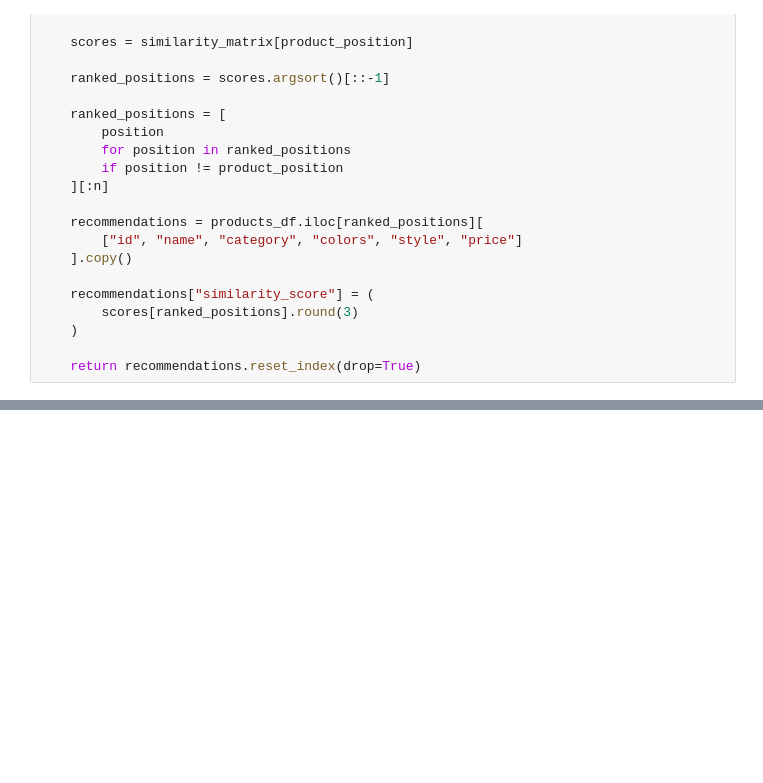
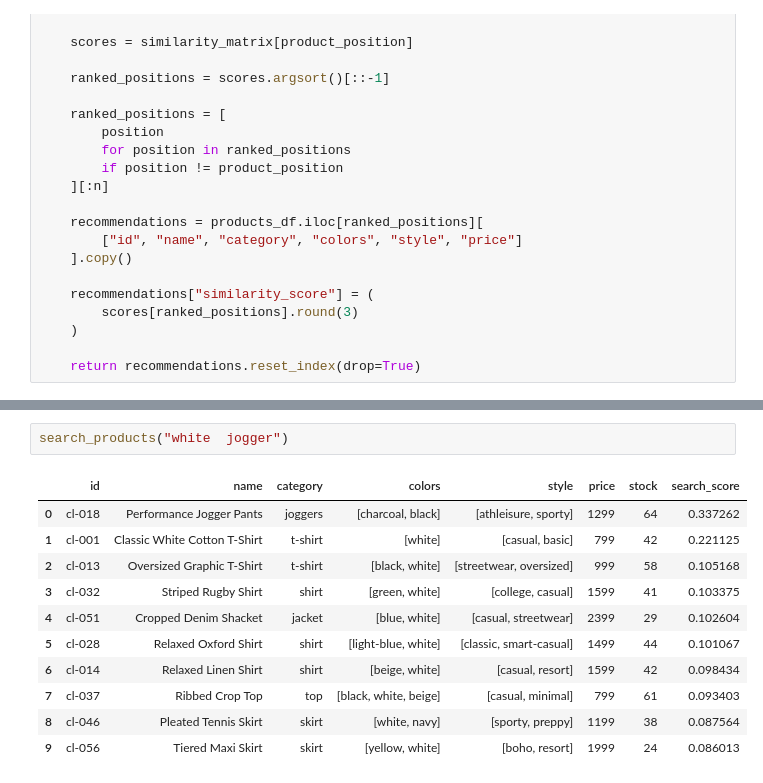
Before and after one commit to AnubhavPanwar1947/content-based-clothing-recommendation-model, a Jupyter notebook: notebooks/01_content_based_recommender.ipynb, the cells around one changed output, grey strips where cells are left out. Drawn from its saved outputs; the diff is of its cells as text; blank space fills up the shorter version.

```diff
--- a/notebooks/01_content_based_recommender.ipynb
+++ b/notebooks/01_content_based_recommender.ipynb
@@ -159,0 +270,14 @@ recommend_products("cl-002", n=5)
+# %%
+search_products("white  jogger")
+# %% [output]
+|  | id | name | category | colors | style | price | stock | search_score |
+| 0 | cl-018 | Performance Jogger Pants | joggers | [charcoal, black] | [athleisure, sporty] | 1299 | 64 | 0.337262 |
+| 1 | cl-001 | Classic White Cotton T-Shirt | t-shirt | [white] | [casual, basic] | 799 | 42 | 0.221125 |
+| 2 | cl-013 | Oversized Graphic T-Shirt | t-shirt | [black, white] | [streetwear, oversized] | 999 | 58 | 0.105168 |
+| 3 | cl-032 | Striped Rugby Shirt | shirt | [green, white] | [college, casual] | 1599 | 41 | 0.103375 |
+| 4 | cl-051 | Cropped Denim Shacket | jacket | [blue, white] | [casual, streetwear] | 2399 | 29 | 0.102604 |
+| 5 | cl-028 | Relaxed Oxford Shirt | shirt | [light-blue, white] | [classic, smart-casual] | 1499 | 44 | 0.101067 |
+| 6 | cl-014 | Relaxed Linen Shirt | shirt | [beige, white] | [casual, resort] | 1599 | 42 | 0.098434 |
+| 7 | cl-037 | Ribbed Crop Top | top | [black, white, beige] | [casual, minimal] | 799 | 61 | 0.093403 |
+| 8 | cl-046 | Pleated Tennis Skirt | skirt | [white, navy] | [sporty, preppy] | 1199 | 38 | 0.087564 |
+| 9 | cl-056 | Tiered Maxi Skirt | skirt | [yellow, white] | [boho, resort] | 1999 | 24 | 0.086013 |
```
Also changed, not shown: parts of 21 cells of this notebook, 1 other file.
